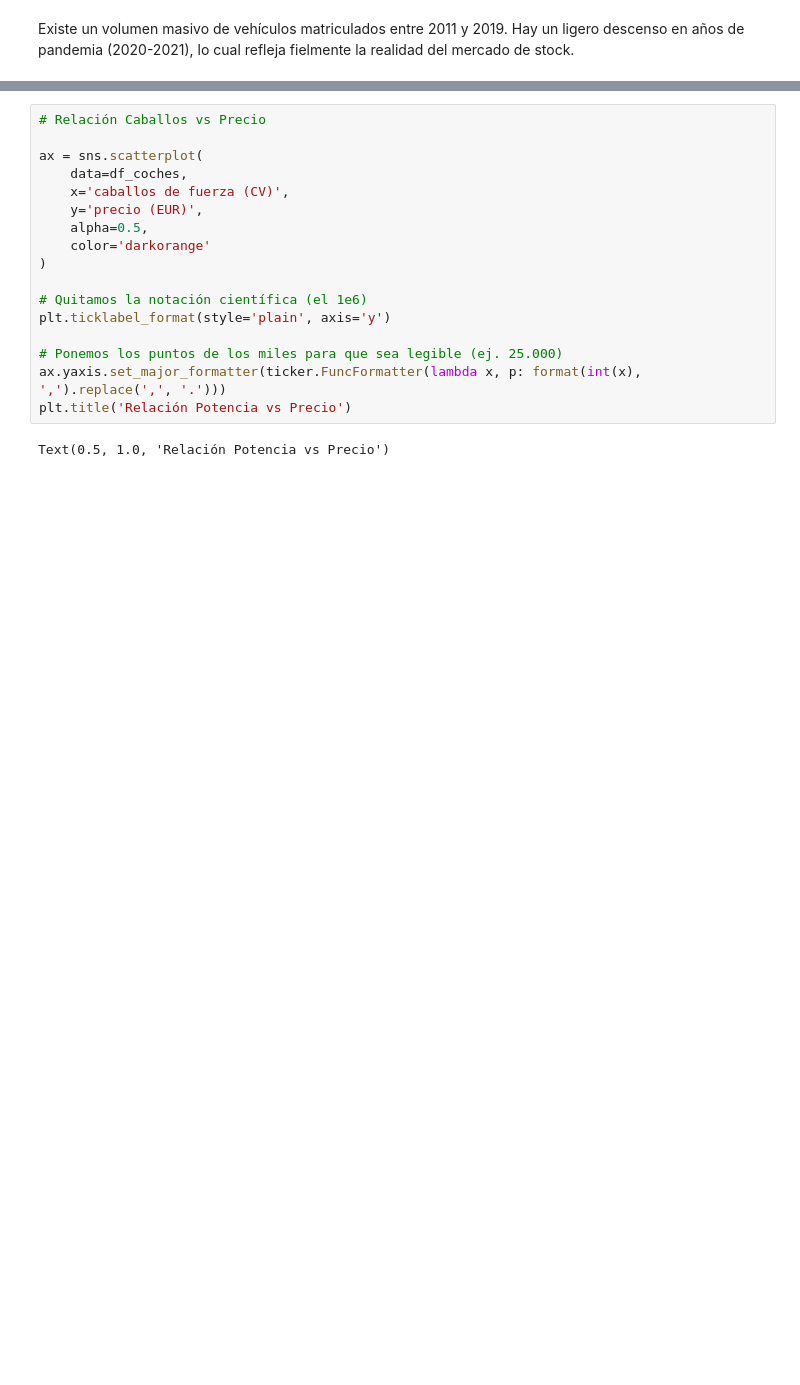
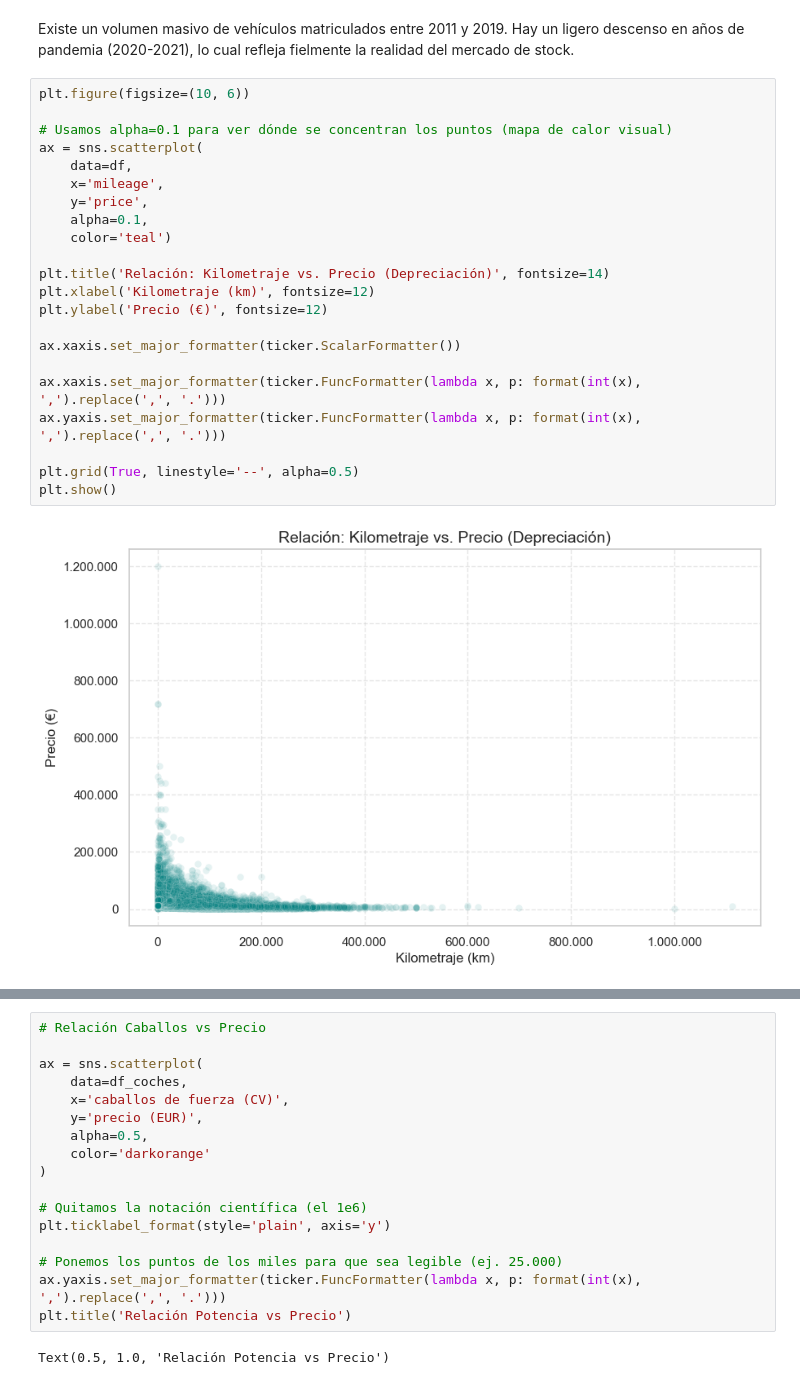
Before and after one commit to JPG250493/ML_Tasacion_Automotriz, a Jupyter notebook: src/notebooks/01 - MiniEDA.ipynb, the cells around one changed output, grey strips where cells are left out. Drawn from its saved outputs; the diff is of its cells as text; blank space fills up the shorter version.

```diff
--- a/src/notebooks/01 - MiniEDA.ipynb
+++ b/src/notebooks/01 - MiniEDA.ipynb
@@ -258,2 +309,26 @@ plt.show()
 # %% [markdown]
 Existe un volumen masivo de vehículos matriculados entre 2011 y 2019. Hay un ligero descenso en años de pandemia (2020-2021), lo cual refleja fielmente la realidad del mercado de stock.
+# %%
+plt.figure(figsize=(10, 6))
+
+# Usamos alpha=0.1 para ver dónde se concentran los puntos (mapa de calor visual)
+ax = sns.scatterplot(
+    data=df,
+    x='mileage',
+    y='price',
+    alpha=0.1,
+    color='teal')
+
+plt.title('Relación: Kilometraje vs. Precio (Depreciación)', fontsize=14)
+plt.xlabel('Kilometraje (km)', fontsize=12)
+plt.ylabel('Precio (€)', fontsize=12)
+
+ax.xaxis.set_major_formatter(ticker.ScalarFormatter())
+
+ax.xaxis.set_major_formatter(ticker.FuncFormatter(lambda x, p: format(int(x), ',').replace(',', '.')))
+ax.yaxis.set_major_formatter(ticker.FuncFormatter(lambda x, p: format(int(x), ',').replace(',', '.')))
+
+plt.grid(True, linestyle='--', alpha=0.5)
+plt.show()
+# %% [output]
+[figure, added]
```
Also changed, not shown: parts of 9 cells of this notebook.
